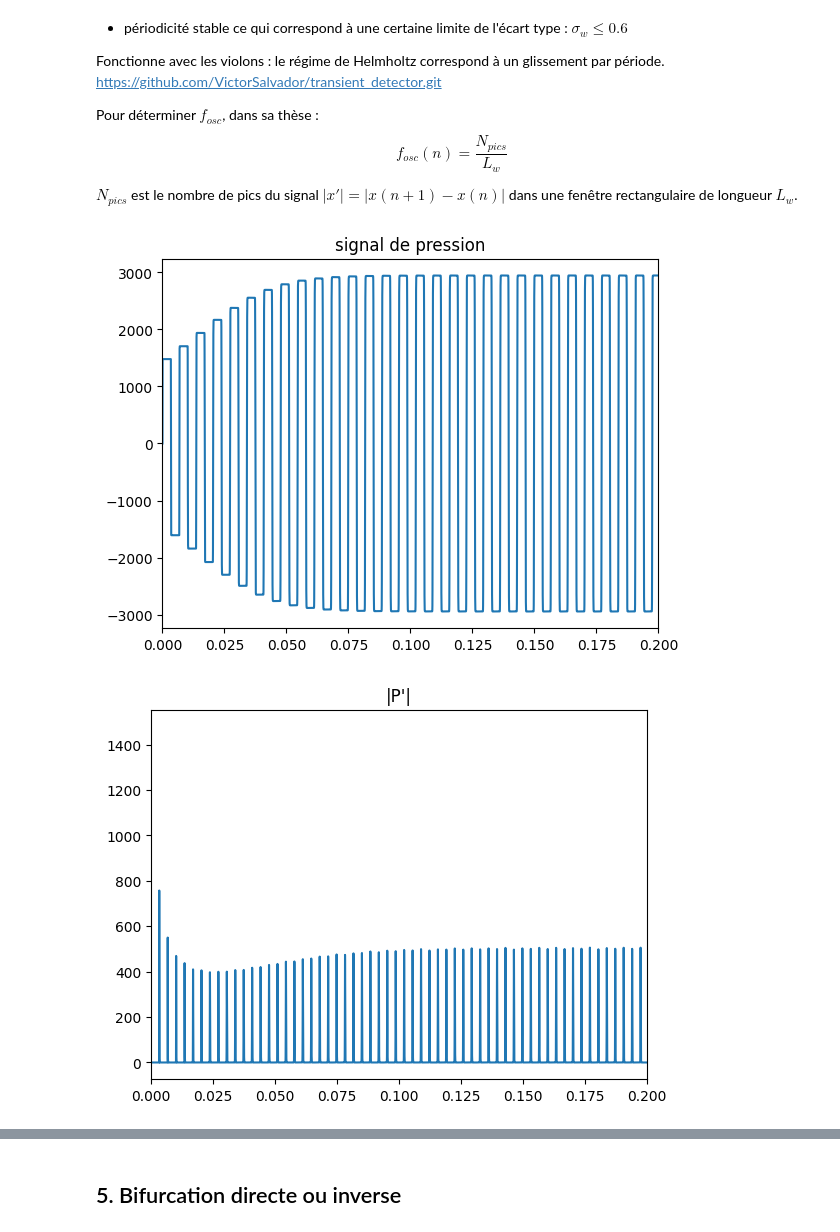
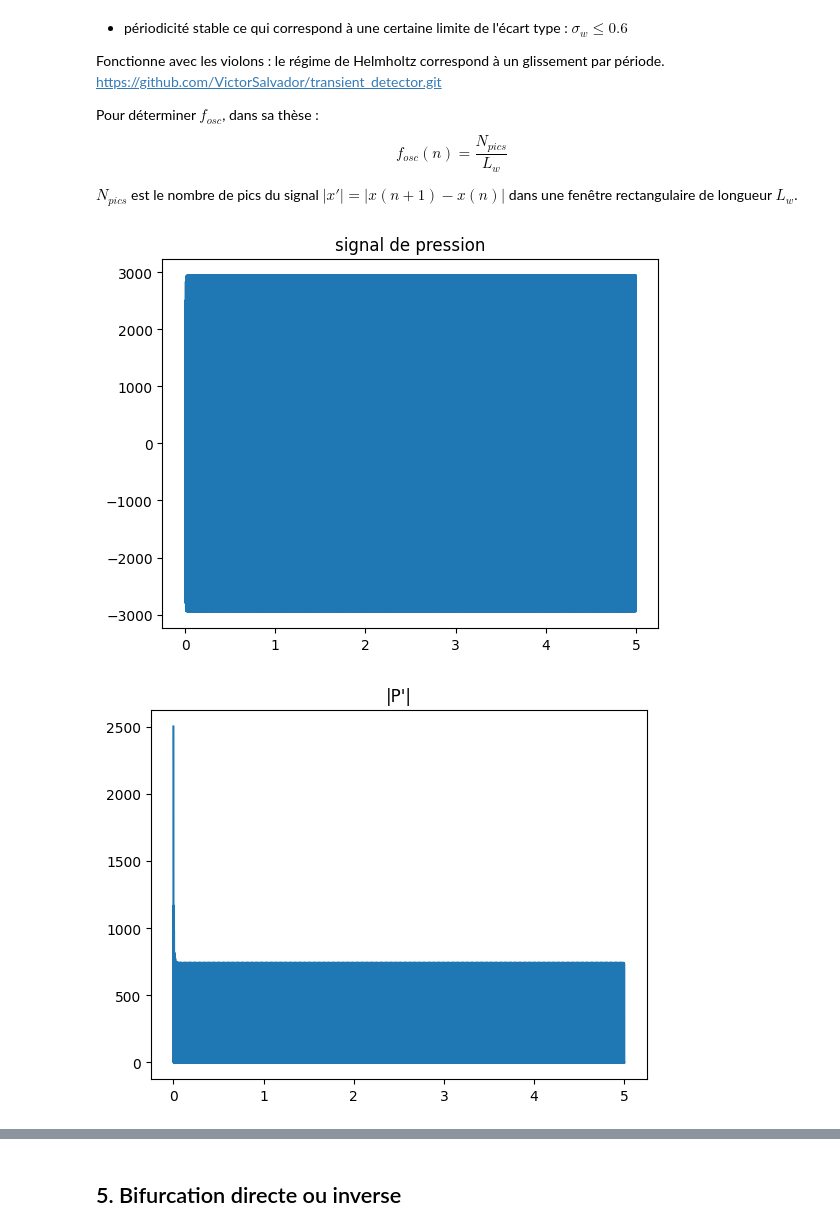
Before and after one commit to BaptisteHi/PAM-Virtual-Instrument, a Jupyter notebook: descripteurs.ipynb, the cells around one changed output, grey strips where cells are left out. Saved outputs shown, nothing was run; the diff lists cells and outputs as text; code cells hidden in the pictures.

```diff
--- a/descripteurs.ipynb
+++ b/descripteurs.ipynb
@@ -913,10 +976,11 @@ $$
 $N_{pics}$ est le nombre de pics du signal $|x'| = |x(n+1) - x(n)|$ dans une fenêtre rectangulaire de longueur $L_w$.
 # %%
 # calcul de |x'|
-gamma_test = 0.38
-zeta_test = 0.4
+gamma_test = 0.4
+zeta_test = 0.8
+T_sec = 5
+_,U_test,P_test,P_ext,_ = execution(T_sec, delta_t, gamma_test, zeta_test, zeta_test*P_M/U_A)
 abs_sig_diff = np.abs(np.diff(P_test))
-_,U_test,_,_,_ = execution(T_sec, delta_t, gamma_test, zeta_test, zeta_test*P_M/U_A)
 abs_sig_diff_u = np.abs(np.diff(U_test))
 
 # # Minimum height of the peaks: Adaptative threshold varying with
@@ -929,37 +993,37 @@ abs_sig_diff_u = np.abs(np.diff(U_test))
 # for i in range(len(abs_sig_diff)-win_len):
 #     pp_height[int(win_len/2)+i] = np.max(abs_sig_diff[i:win_len+i]) \
 #         * pp_height_factor
 
 # # Adjust initial and final height of signal (if not, height=0)
 # pp_height[0:int(win_len/2)] = pp_height[int(win_len/2)]
 # pp_height[-int(win_len/2):] = pp_height[-int(win_len/2)-1]
 
 # # Detect peaks
 # peaks, _ = scipy.signal.find_peaks(abs_sig_diff, height=pp_height,
 #                                     prominence=pp_prominences[string],
 #                                     distance=pp_distances[string])
 
 plt.plot(np.arange(len(P_test))*delta_t, P_test)
 plt.title("signal de pression")
-plt.xlim((0,0.2))
+#plt.xlim((0,0.5))
 plt.show()
 
 plt.plot(np.arange(len(abs_sig_diff))*delta_t, abs_sig_diff)
 plt.title("|P'|")
-plt.xlim((0,0.2))
+#plt.xlim((0,0.5))
 # plt.ylim((0, 100))
 plt.show()
 
 plt.plot(np.arange(len(U_test))*delta_t, U_test)
 plt.title("signal de pression")
-plt.xlim((0,0.2))
+#plt.xlim((0,0.5))
 plt.show()
 
 plt.plot(np.arange(len(abs_sig_diff_u))*delta_t, abs_sig_diff_u)
-plt.title("|P'|")
-plt.xlim((0.175,0.2))
+plt.title("|U'|")
+#plt.xlim((0,0.5))
 # plt.ylim((0, 100))
 plt.show()
 # %% [output]
-[figure, old version]
+[figure, new version]
-[figure, old version]
+[figure, new version]
```
Also changed, not shown: parts of 14 cells of this notebook.
